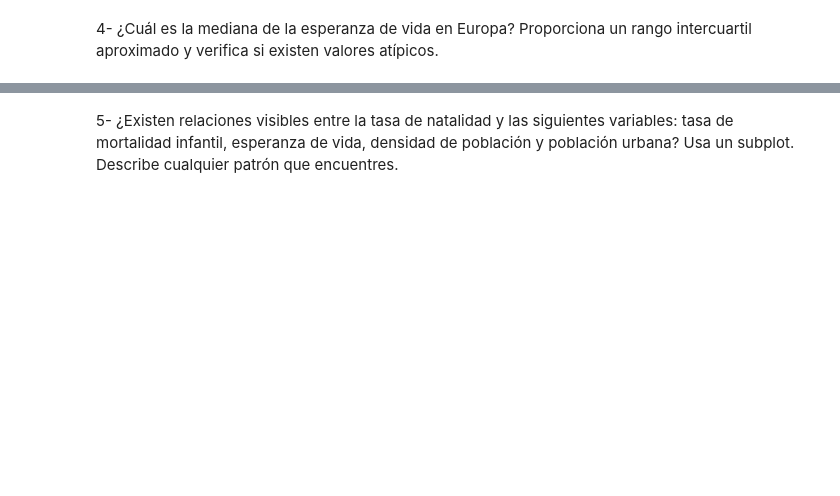
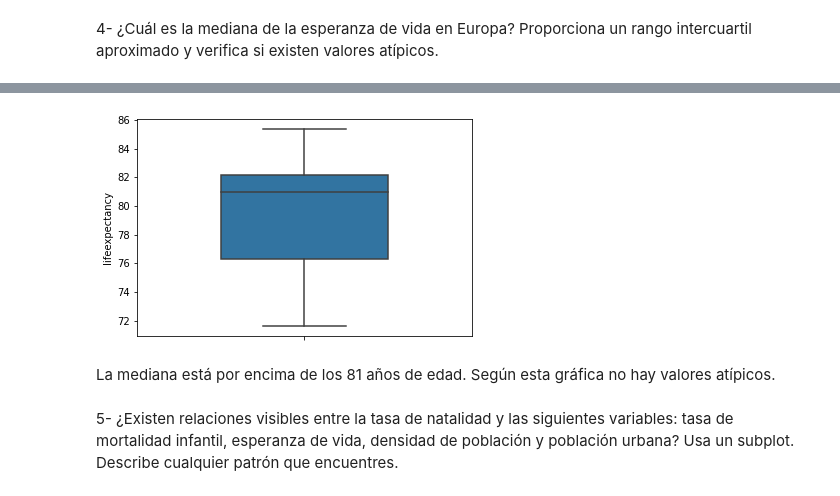
Before and after one commit to Adalab/da-modulo3-sprint2-pairprogramming-MCTamara, a Jupyter notebook: pair-VISUALIZACIÓN.ipynb, the cells around one changed output, grey strips where cells are left out. Saved outputs shown, nothing was run; the diff lists cells and outputs as text; code cells hidden in the pictures; blank space fills up the shorter version.

```diff
--- a/pair-VISUALIZACIÓN.ipynb
+++ b/pair-VISUALIZACIÓN.ipynb
@@ -140,2 +168,5 @@ TypeError: yticks(): Parameter 'labels' can't be set without setting 'ticks'
 # %% [markdown]
 4- ¿Cuál es la mediana de la esperanza de vida en Europa? Proporciona un rango intercuartil aproximado y verifica si existen valores atípicos.
+# %%
+esperanza_vida_europa = df[df["continente"]== "Europa"]
+esperanza_vida_europa
@@ -142,2 +191,8 @@ TypeError: yticks(): Parameter 'labels' can't be set without setting 'ticks'
+# %%
+sns.boxplot( y="lifeexpectancy", data=esperanza_vida_europa, width=0.5);
+# %% [output]
+[figure, added]
+# %% [markdown]
+La mediana está por encima de los 81 años de edad. Según esta gráfica no hay valores atípicos.
 # %% [markdown]
 5- ¿Existen relaciones visibles entre la tasa de natalidad y las siguientes variables: tasa de mortalidad infantil, esperanza de vida, densidad de población y población urbana? Usa un subplot. Describe cualquier patrón que encuentres.
```
Also changed, not shown: parts of 8 cells of this notebook.
